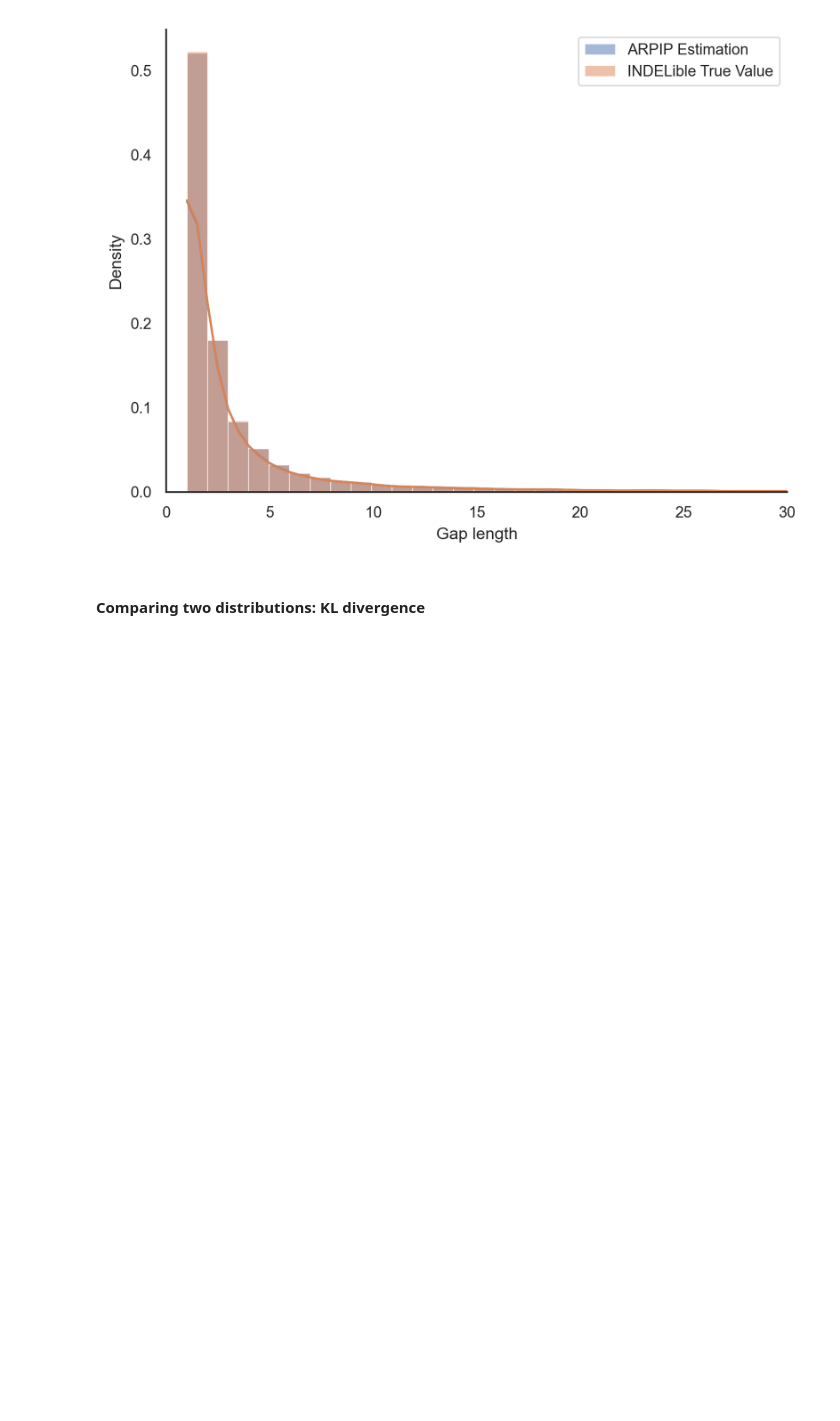
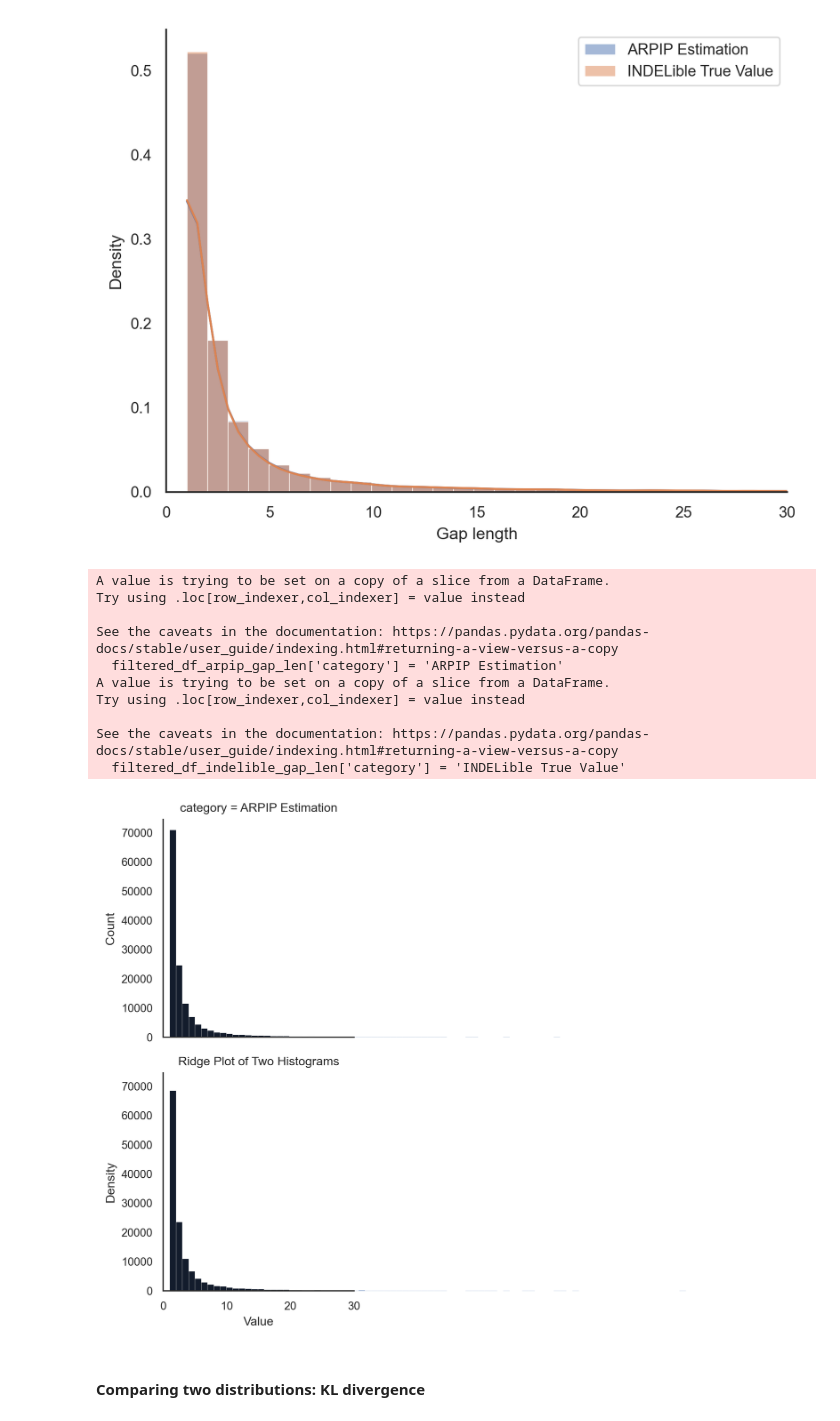
Before and after one commit to acg-team/Single-character-indel-ASR-preserves-long-indels, a Jupyter notebook: simulation_02_dynamic_of_gaps.ipynb, the cells around one changed output. Cells and saved outputs as stored; diff of their text form; code cells hidden in the pictures; blank space fills up the shorter version.

```diff
--- a/simulation_02_dynamic_of_gaps.ipynb
+++ b/simulation_02_dynamic_of_gaps.ipynb
@@ -212,6 +212,51 @@ plt.ylabel('Density')
 plt.show()
 # %% [output]
 [figure]
+# %%
+filtered_df_arpip_gap_len['category'] = 'ARPIP Estimation'
+filtered_df_indelible_gap_len['category'] = 'INDELible True Value'
+combined_df = pd.concat([filtered_df_arpip_gap_len, filtered_df_indelible_gap_len], ignore_index=True)
+
+
+# Use seaborn's kdeplot to create the ridge plot
+# sns.kdeplot(data=combined_df, x='Gap length', hue='category', fill=True, common_norm=False, alpha=.5, linewidth=1.5)
+g = sns.FacetGrid(combined_df, row='category')
+g.map_dataframe(sns.histplot, x='Gap length', fill=True, alpha=1, clip_on=False,  bins=100)
+g.map_dataframe(sns.histplot, x='Gap length', color='black',bins=100 )
+
+# def label(x, color, label):
+#     ax = plt.gca()
+#     ax.text(0, .2, label, color='black', fontsize=13,
+#             ha="left", va="center", transform=ax.transAxes)
+# g.tight_layout()
+# g.map(label, "spc")
+# g.fig.subplots_adjust(hspace=-.1)
+# g.set_titles("")
+# g.set(yticklabels=[])
+# g.set(ylabel=None)
+# g.set(yticks=[], xlabel="Branch length")
+# g.despine(left=True)
+plt.xlim([0, 30])
+# plt.ylim([0,30])
+# plt.suptitle('Branch length distribution', y=0.98)
+
+# Customize the plot
+plt.title('Ridge Plot of Two Histograms')
+plt.xlabel('Value')
+plt.ylabel('Density')
+plt.show()
+# %% [output]
+A value is trying to be set on a copy of a slice from a DataFrame.
+Try using .loc[row_indexer,col_indexer] = value instead
+
+See the caveats in the documentation: https://pandas.pydata.org/pandas-docs/stable/user_guide/indexing.html#returning-a-view-versus-a-copy
+  filtered_df_arpip_gap_len['category'] = 'ARPIP Estimation'
+A value is trying to be set on a copy of a slice from a DataFrame.
+Try using .loc[row_indexer,col_indexer] = value instead
+
+See the caveats in the documentation: https://pandas.pydata.org/pandas-docs/stable/user_guide/indexing.html#returning-a-view-versus-a-copy
+  filtered_df_indelible_gap_len['category'] = 'INDELible True Value'
+[figure, added]
 # %% [markdown]
 #### Comparing two distributions: KL divergence
 # %%
```
Also changed, not shown: parts of 17 cells of this notebook, 2 other files.
